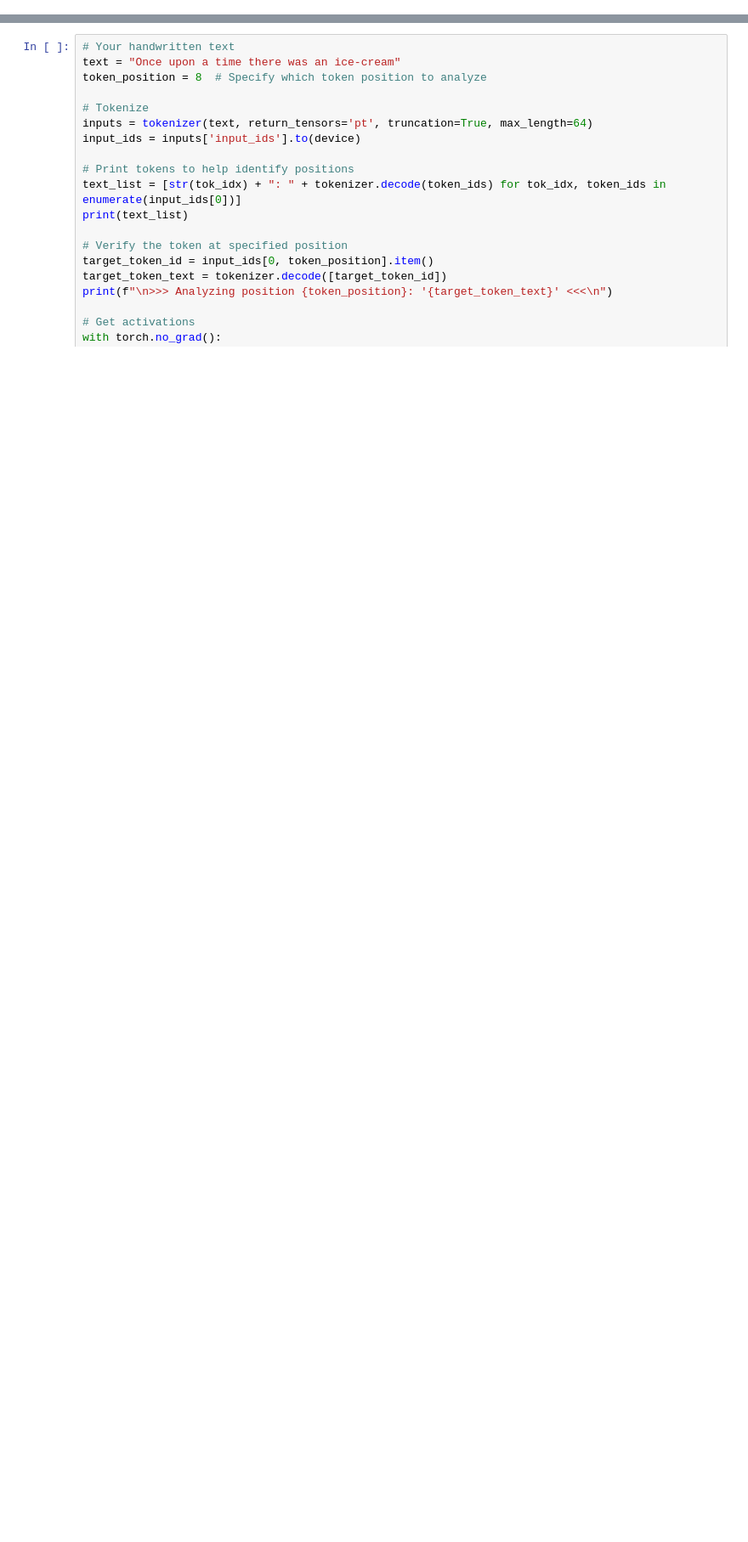
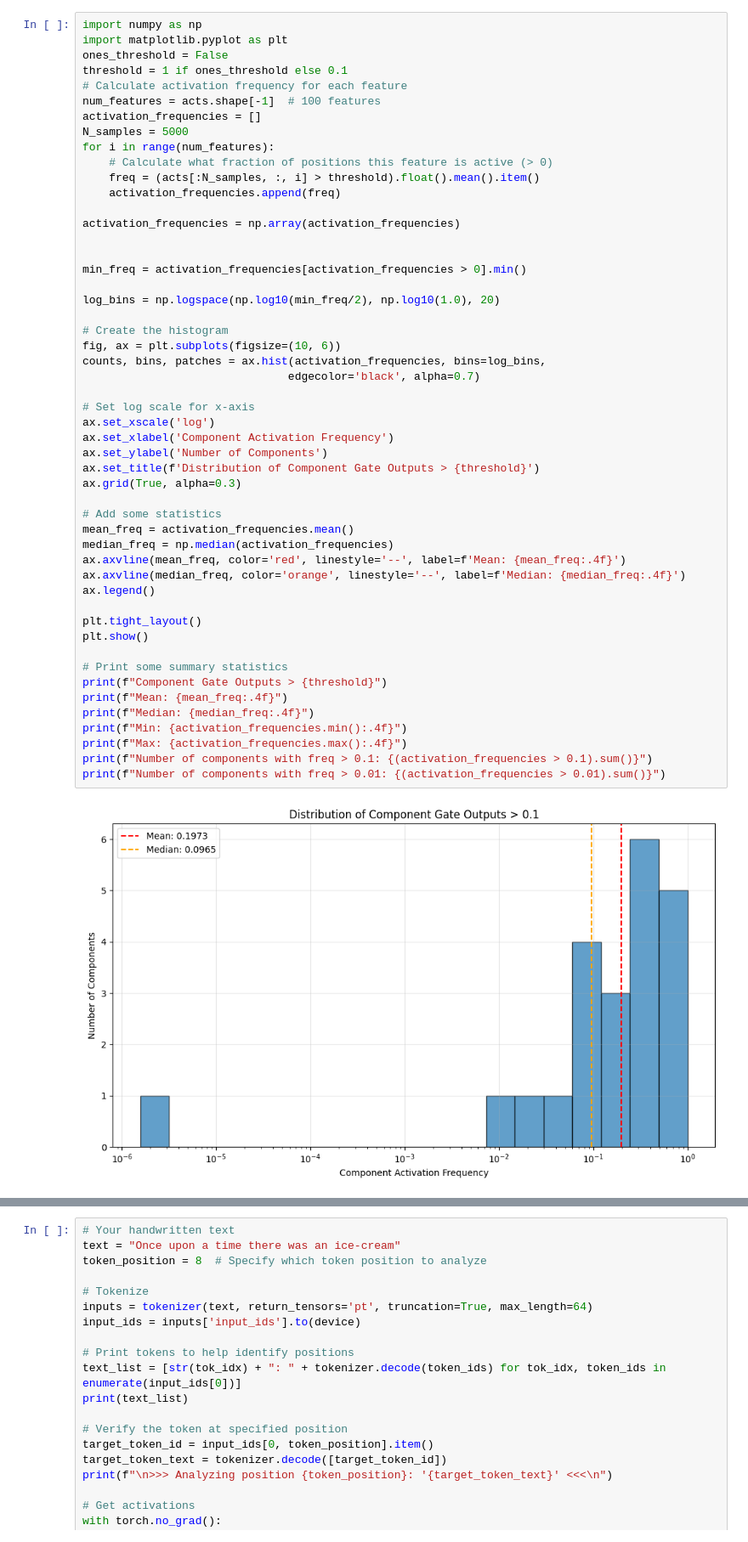
Before and after one commit to casperlchristensen/Stochastic_Parameter_Decomposition, a Jupyter notebook: spd/experiments/lm/plot_features.ipynb, the cells around one changed output, grey strips where cells are left out. Shown: that part at 85% size. Cells and saved outputs as stored; diff of their text form; blank space fills up the shorter version.

```diff
--- a/spd/experiments/lm/plot_features.ipynb
+++ b/spd/experiments/lm/plot_features.ipynb
@@ -404,0 +221,53 @@ for i in range(30):
+# %%
+import numpy as np
+import matplotlib.pyplot as plt
+ones_threshold = False
+threshold = 1 if ones_threshold else 0.1
+# Calculate activation frequency for each feature
+num_features = acts.shape[-1]  # 100 features
+activation_frequencies = []
+N_samples = 5000
+for i in range(num_features):
+    # Calculate what fraction of positions this feature is active (> 0)
+    freq = (acts[:N_samples, :, i] > threshold).float().mean().item()
+    activation_frequencies.append(freq)
+
+activation_frequencies = np.array(activation_frequencies)
+
+
+min_freq = activation_frequencies[activation_frequencies > 0].min()
+
+log_bins = np.logspace(np.log10(min_freq/2), np.log10(1.0), 20)
+
+# Create the histogram
+fig, ax = plt.subplots(figsize=(10, 6))
+counts, bins, patches = ax.hist(activation_frequencies, bins=log_bins,
+                               edgecolor='black', alpha=0.7)
+
+# Set log scale for x-axis
+ax.set_xscale('log')
+ax.set_xlabel('Component Activation Frequency')
+ax.set_ylabel('Number of Components')
+ax.set_title(f'Distribution of Component Gate Outputs > {threshold}')
+ax.grid(True, alpha=0.3)
+
+# Add some statistics
+mean_freq = activation_frequencies.mean()
+median_freq = np.median(activation_frequencies)
+ax.axvline(mean_freq, color='red', linestyle='--', label=f'Mean: {mean_freq:.4f}')
+ax.axvline(median_freq, color='orange', linestyle='--', label=f'Median: {median_freq:.4f}')
+ax.legend()
+
+plt.tight_layout()
+plt.show()
+
+# Print some summary statistics
+print(f"Component Gate Outputs > {threshold}")
+print(f"Mean: {mean_freq:.4f}")
+print(f"Median: {median_freq:.4f}")
+print(f"Min: {activation_frequencies.min():.4f}")
+print(f"Max: {activation_frequencies.max():.4f}")
+print(f"Number of components with freq > 0.1: {(activation_frequencies > 0.1).sum()}")
+print(f"Number of components with freq > 0.01: {(activation_frequencies > 0.01).sum()}")
+# %% [output]
+[figure, added]
```
Also changed, not shown: parts of 23 cells of this notebook, 1 other file.
